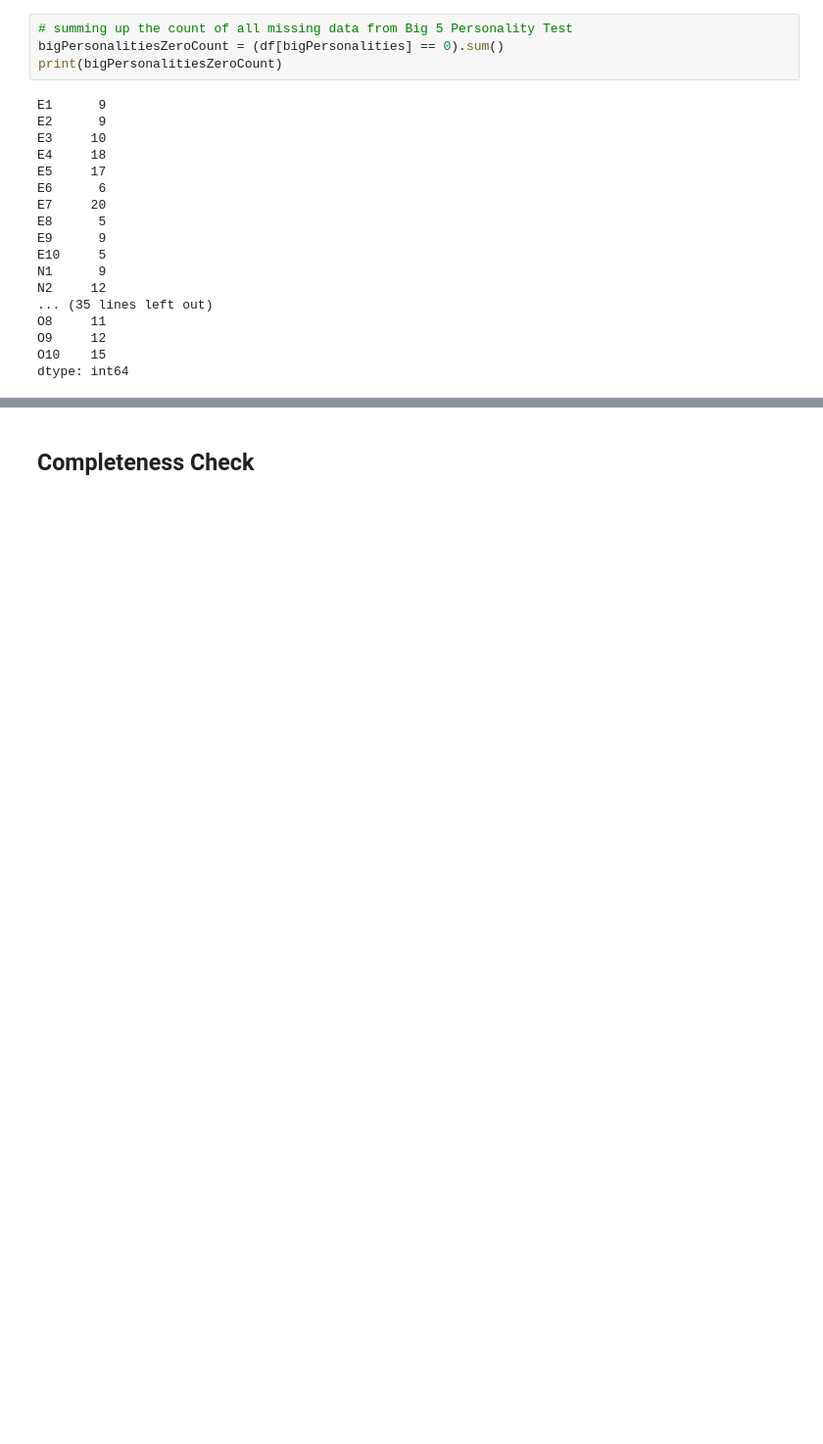
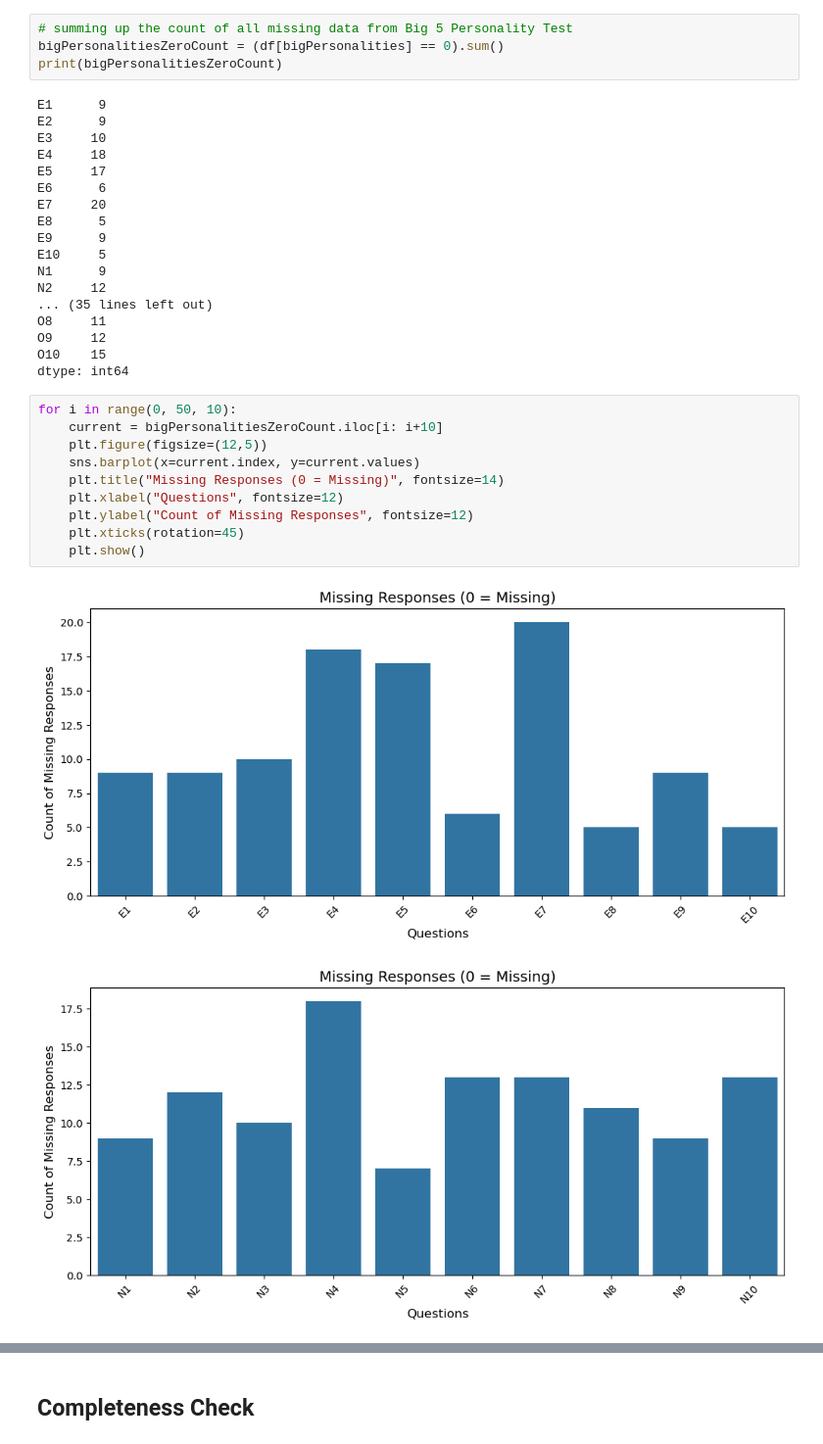
Before and after one commit to Rishik15/BTT_GM2, a Jupyter notebook: gritdatacleaning.ipynb, the cells around one changed output, grey strips where cells are left out. Shown at 98% size. Saved outputs shown, nothing was run; the diff lists cells and outputs as text; blank space fills up the shorter version.

```diff
--- a/gritdatacleaning.ipynb
+++ b/gritdatacleaning.ipynb
@@ -143,3 +159,16 @@ O8     11
 O9     12
 O10    15
 dtype: int64
+# %%
+for i in range(0, 50, 10):
+    current = bigPersonalitiesZeroCount.iloc[i: i+10]
+    plt.figure(figsize=(12,5))
+    sns.barplot(x=current.index, y=current.values)
+    plt.title("Missing Responses (0 = Missing)", fontsize=14)
+    plt.xlabel("Questions", fontsize=12)
+    plt.ylabel("Count of Missing Responses", fontsize=12)
+    plt.xticks(rotation=45)
+    plt.show()
+# %% [output]
+[figure, added]
+[figure, added]
```
Also changed, not shown: parts of 13 cells of this notebook.
